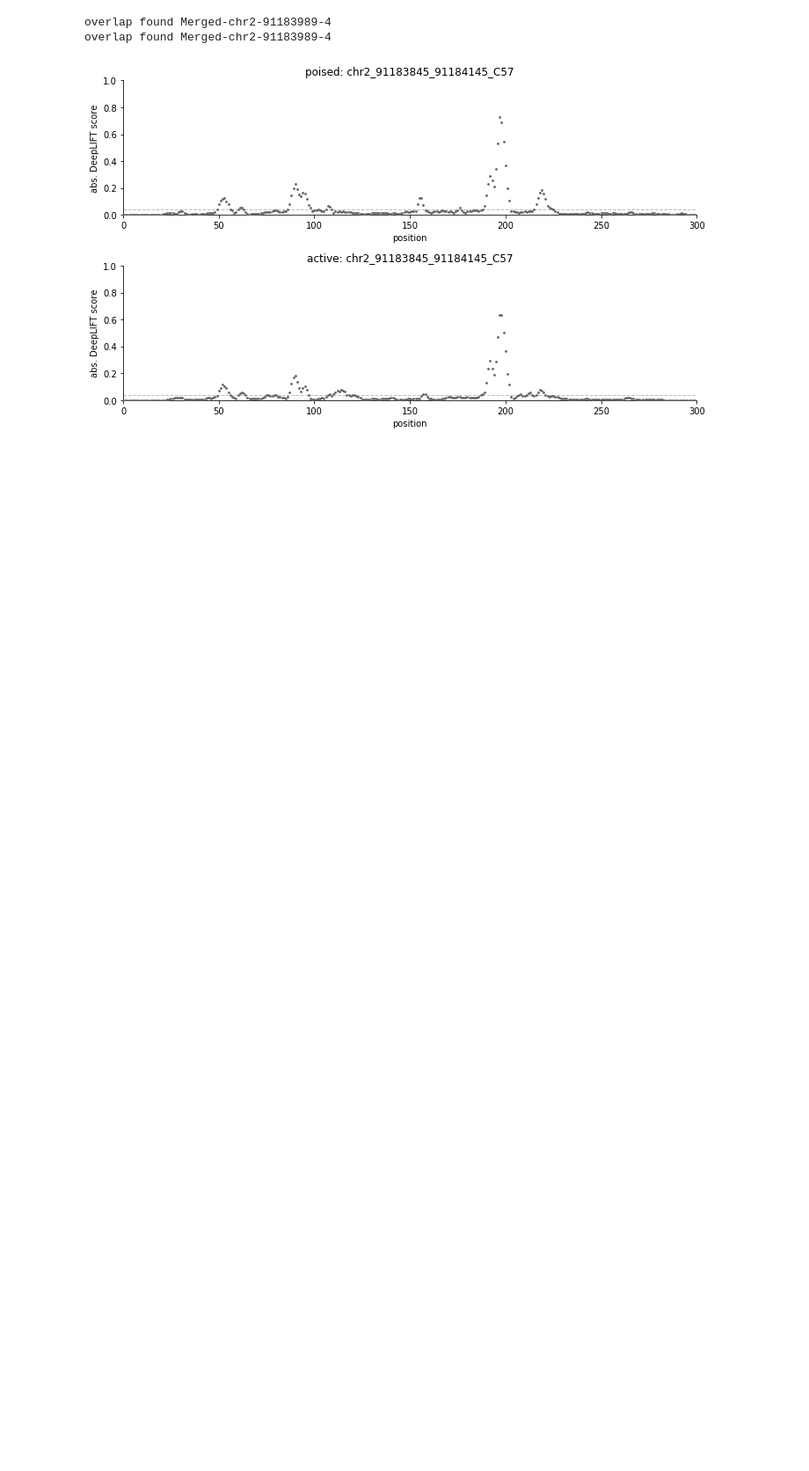
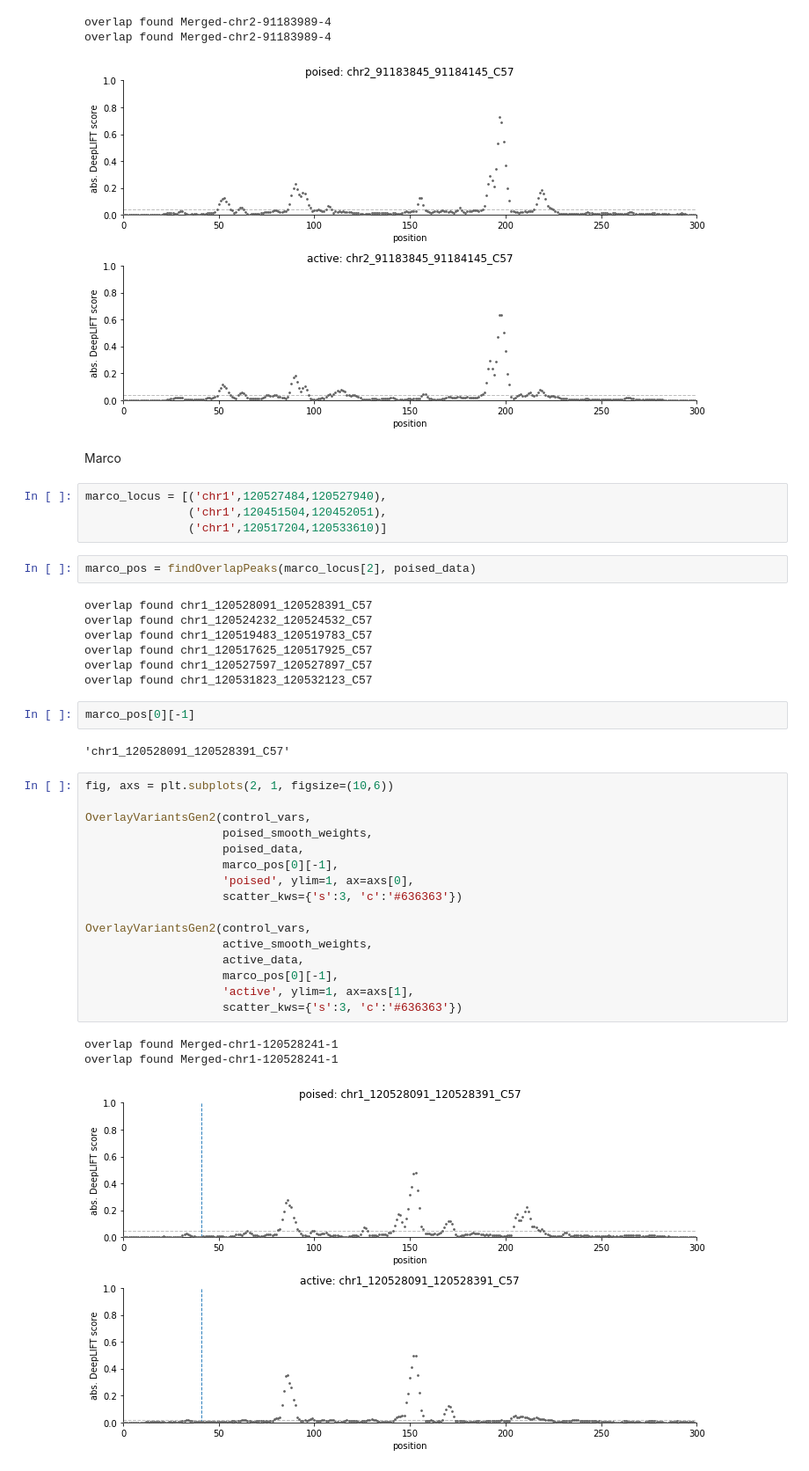
Before and after one commit to HunterBennett/strains_machinelearning, a Jupyter notebook: results/210605_ML_02_InvestigateLoci_New_ATAC_H3K27Ac_Data.ipynb, the cells around one changed output. Shown at 88% size. Drawn from its saved outputs; the diff is of its cells as text; blank space fills up the shorter version.

```diff
--- a/results/210605_ML_02_InvestigateLoci_New_ATAC_H3K27Ac_Data.ipynb
+++ b/results/210605_ML_02_InvestigateLoci_New_ATAC_H3K27Ac_Data.ipynb
@@ -415,3 +415,42 @@ OverlayVariantsGen2(control_vars,
 overlap found Merged-chr2-91183989-4
 overlap found Merged-chr2-91183989-4
 [figure]
+# %% [markdown]
+Marco
+# %%
+marco_locus = [('chr1',120527484,120527940),
+               ('chr1',120451504,120452051),
+               ('chr1',120517204,120533610)]
+# %%
+marco_pos = findOverlapPeaks(marco_locus[2], poised_data)
+# %% [output]
+overlap found chr1_120528091_120528391_C57
+overlap found chr1_120524232_120524532_C57
+overlap found chr1_120519483_120519783_C57
+overlap found chr1_120517625_120517925_C57
+overlap found chr1_120527597_120527897_C57
+overlap found chr1_120531823_120532123_C57
+# %%
+marco_pos[0][-1]
+# %% [output]
+'chr1_120528091_120528391_C57'
+# %%
+fig, axs = plt.subplots(2, 1, figsize=(10,6))
+
+OverlayVariantsGen2(control_vars,
+                    poised_smooth_weights,
+                    poised_data,
+                    marco_pos[0][-1],
+                    'poised', ylim=1, ax=axs[0],
+                    scatter_kws={'s':3, 'c':'#636363'})
+
+OverlayVariantsGen2(control_vars,
+                    active_smooth_weights,
+                    active_data,
+                    marco_pos[0][-1],
+                    'active', ylim=1, ax=axs[1],
+                    scatter_kws={'s':3, 'c':'#636363'})
+# %% [output]
+overlap found Merged-chr1-120528241-1
+overlap found Merged-chr1-120528241-1
+[figure, added]
```
Also changed, not shown: parts of 5 cells of this notebook.
